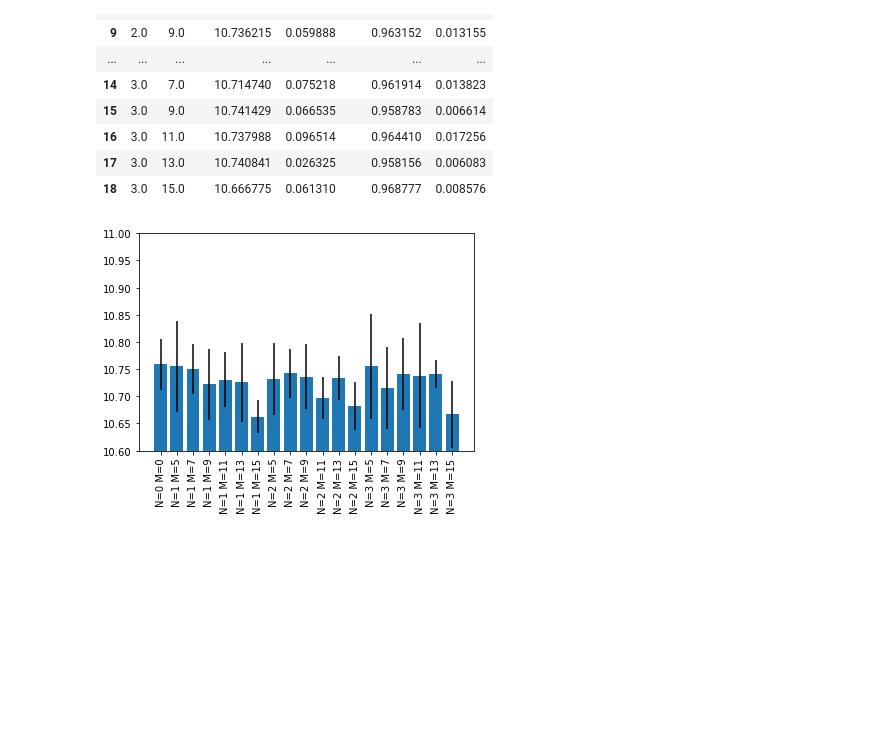
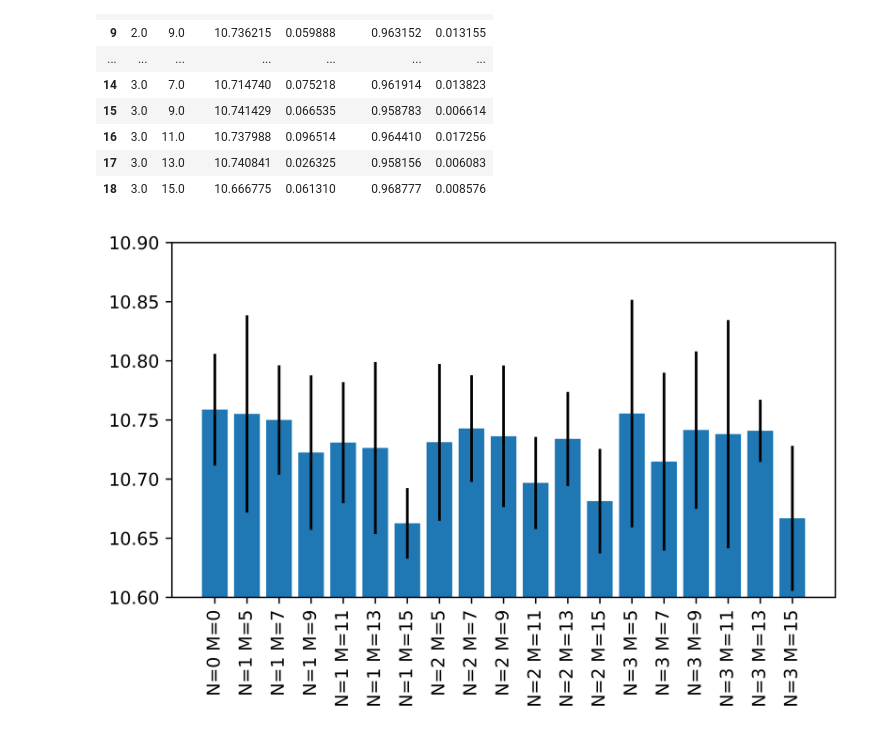
Before and after one commit to nigelawj/MMALNet-RandAug, a Jupyter notebook: MMAL-Net-master/randaug_hyp_tuning_parsers/randaug_cv_losses.ipynb, the cells around one changed output. Cells and saved outputs as stored; diff of their text form; code cells hidden in the pictures; blank space fills up the shorter version.

Commit message:
updated dpi setting in randaug_cv_losses.ipynb

```diff
--- a/MMAL-Net-master/randaug_hyp_tuning_parsers/randaug_cv_losses.ipynb
+++ b/MMAL-Net-master/randaug_hyp_tuning_parsers/randaug_cv_losses.ipynb
@@ -40,9 +40,12 @@ x_ticks = []
 for i in df.index:
     x_ticks.append(f"N={df.iloc[i]['n']:.0f} M={df.iloc[i]['m']:.0f}")
 # %%
+plt.figure(dpi=1000)
 plt.bar(np.arange(len(df)), height=df['avg_min_loss'], yerr=df['loss_std'])
 plt.xticks(np.arange(len(df)), x_ticks, rotation='vertical')
-plt.ylim([10.6, 11])
+plt.ylim([10.6, 10.9])
+plt.tight_layout()
+plt.savefig('randaug_cv_losses.jpg')
 plt.show()
 # %% [output]
-[figure, old version]
+[figure, new version]
```
